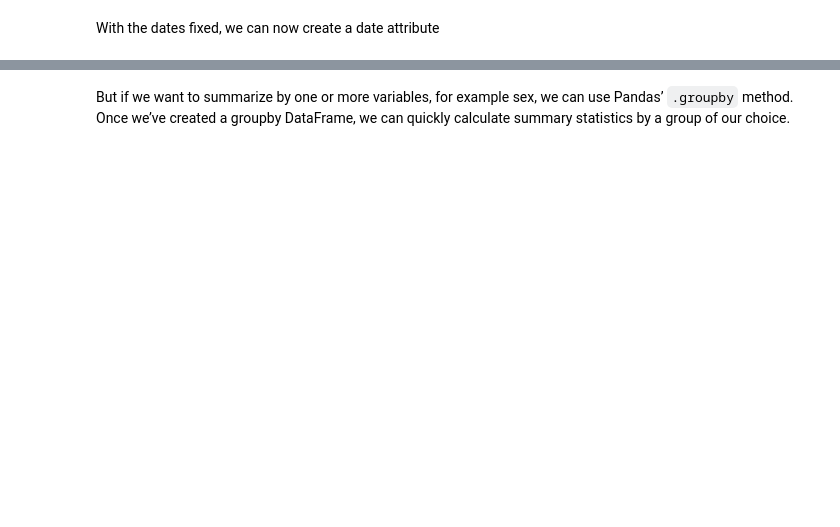
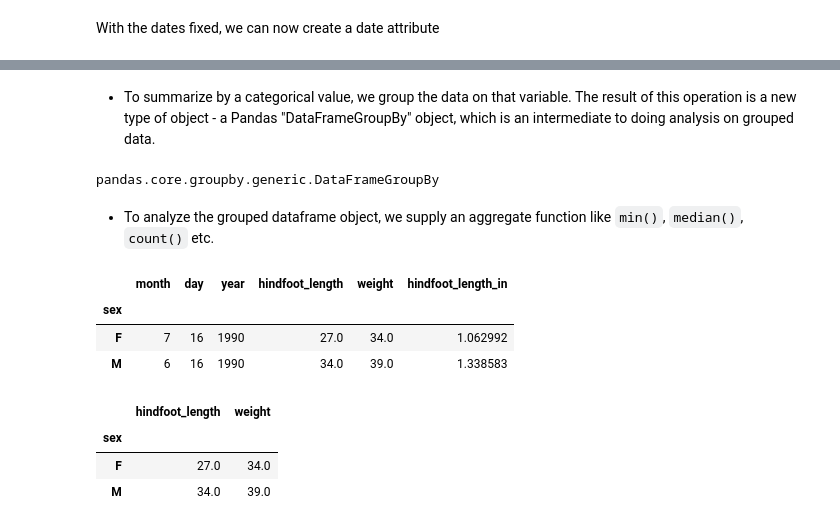
Before and after one commit to yiwang195/ScientificComputing, a Jupyter notebook: 2-Pandas/2-Analyzing-data-with-Pandas.ipynb, the cells around one changed output, grey strips where cells are left out. Drawn from its saved outputs; the diff is of its cells as text; code cells hidden in the pictures; blank space fills up the shorter version.

```diff
--- a/2-Pandas/2-Analyzing-data-with-Pandas.ipynb
+++ b/2-Pandas/2-Analyzing-data-with-Pandas.ipynb
@@ -192,5 +409,10 @@ print(" Count: ", survey_df['weight'].count())
-# %% [markdown]
-But if we want to summarize by one or more variables, for example sex, we can use Pandas’ `.groupby` method. Once we’ve created a groupby DataFrame, we can quickly calculate summary statistics by a group of our choice.
+# %% [markdown]
+* To summarize by a categorical value, we group the data on that variable. The result of this operation is a new type of object - a Pandas "DataFrameGroupBy" object, which is an intermediate to doing analysis on grouped data.
 # %%
-# Group data by sex
+#Group the data by unique values in the `sex` field
 grouped_data = survey_df.groupby('sex')
+
+#This creates a Panda's "grouped dataframe" object
+type(grouped_data)
+# %% [output]
+pandas.core.groupby.generic.DataFrameGroupBy
@@ -200,3 +419,21 @@ grouped_data[['hindfoot_length','weight']].mean()
+# %% [markdown]
+* To analyze the grouped dataframe object, we supply an aggregate function like `min()`, `median()`, `count()` etc.
+# %%
+#Compute the median value of all numeric fields for each group
+grouped_data.median()
+# %% [output]
+|  | month | day | year | hindfoot_length | weight | hindfoot_length_in |
+| sex |  |  |  |  |  |  |
+| F | 7 | 16 | 1990 | 27.0 | 34.0 | 1.062992 |
+| M | 6 | 16 | 1990 | 34.0 | 39.0 | 1.338583 |
+# %%
+# Provide a list of fields if you want to restrict what columns are reported
+grouped_data[['hindfoot_length','weight']].median()
+# %% [output]
+|  | hindfoot_length | weight |
+| sex |  |  |
+| F | 27.0 | 34.0 |
+| M | 34.0 | 39.0 |
 # %%
 # Or, use the describe function to reveal all summary stats for the grouped data
 grouped_data['weight'].describe()
```
Also changed, not shown: parts of 43 cells of this notebook.
